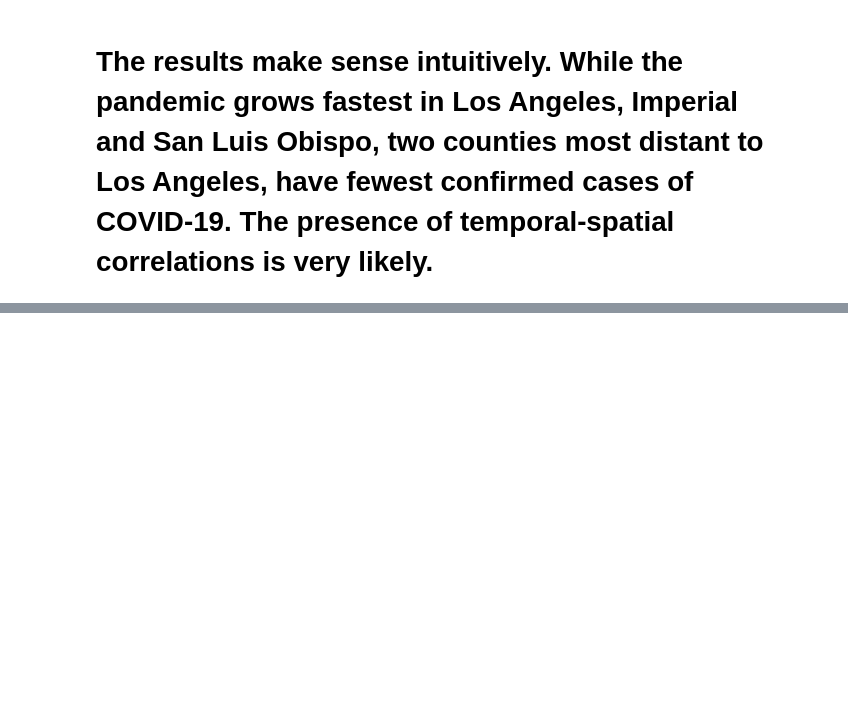
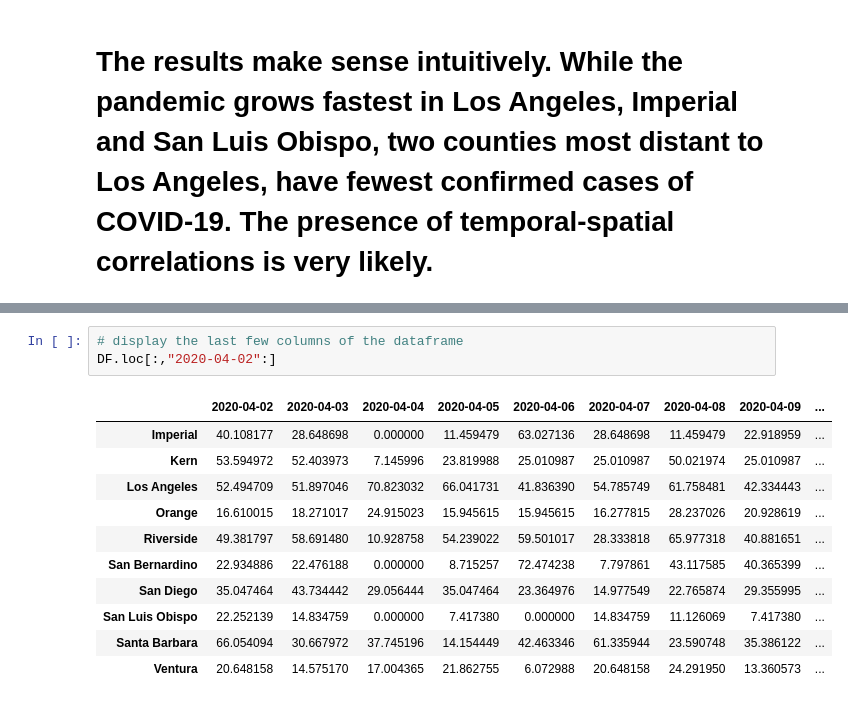
Before and after one commit to PawinData/UC, a Jupyter notebook: DataPrep.ipynb, the cells around one changed output, grey strips where cells are left out. Drawn from its saved outputs; the diff is of its cells as text; blank space fills up the shorter version.

```diff
--- a/DataPrep.ipynb
+++ b/DataPrep.ipynb
@@ -101,0 +178,15 @@ plt.show()
+# %%
+# display the last few columns of the dataframe
+DF.loc[:,"2020-04-02":]
+# %% [output]
+|  | 2020-04-02 | 2020-04-03 | 2020-04-04 | 2020-04-05 | 2020-04-06 | 2020-04-07 | 2020-04-08 | 2020-04-09 | ... |
+| Imperial | 40.108177 | 28.648698 | 0.000000 | 11.459479 | 63.027136 | 28.648698 | 11.459479 | 22.918959 | ... |
+| Kern | 53.594972 | 52.403973 | 7.145996 | 23.819988 | 25.010987 | 25.010987 | 50.021974 | 25.010987 | ... |
+| Los Angeles | 52.494709 | 51.897046 | 70.823032 | 66.041731 | 41.836390 | 54.785749 | 61.758481 | 42.334443 | ... |
+| Orange | 16.610015 | 18.271017 | 24.915023 | 15.945615 | 15.945615 | 16.277815 | 28.237026 | 20.928619 | ... |
+| Riverside | 49.381797 | 58.691480 | 10.928758 | 54.239022 | 59.501017 | 28.333818 | 65.977318 | 40.881651 | ... |
+| San Bernardino | 22.934886 | 22.476188 | 0.000000 | 8.715257 | 72.474238 | 7.797861 | 43.117585 | 40.365399 | ... |
+| San Diego | 35.047464 | 43.734442 | 29.056444 | 35.047464 | 23.364976 | 14.977549 | 22.765874 | 29.355995 | ... |
+| San Luis Obispo | 22.252139 | 14.834759 | 0.000000 | 7.417380 | 0.000000 | 14.834759 | 11.126069 | 7.417380 | ... |
+| Santa Barbara | 66.054094 | 30.667972 | 37.745196 | 14.154449 | 42.463346 | 61.335944 | 23.590748 | 35.386122 | ... |
+| Ventura | 20.648158 | 14.575170 | 17.004365 | 21.862755 | 6.072988 | 20.648158 | 24.291950 | 13.360573 | ... |
```
Also changed, not shown: parts of 11 cells of this notebook.
